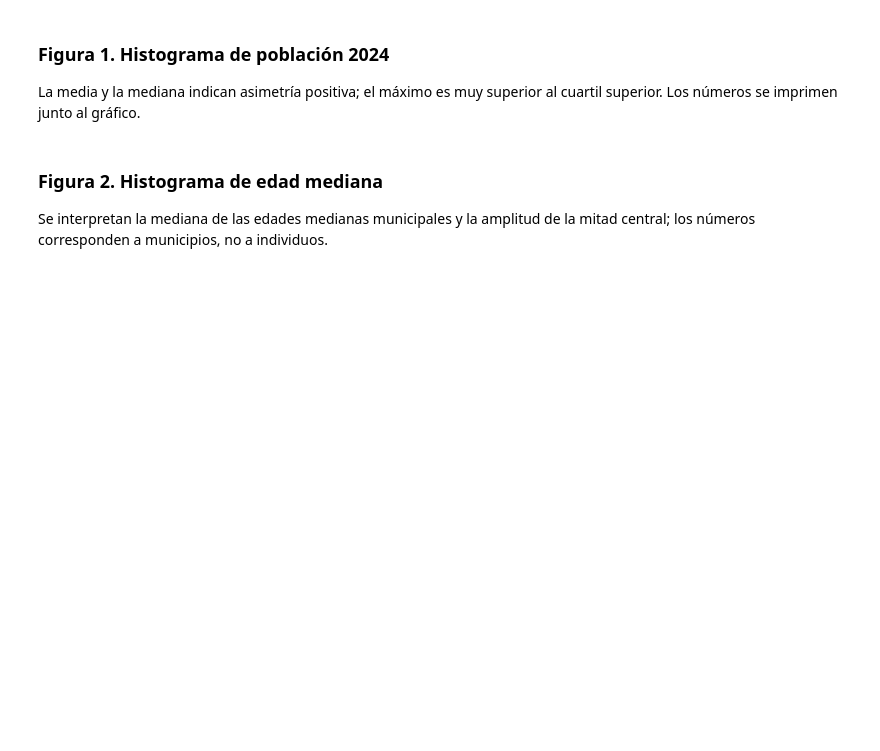
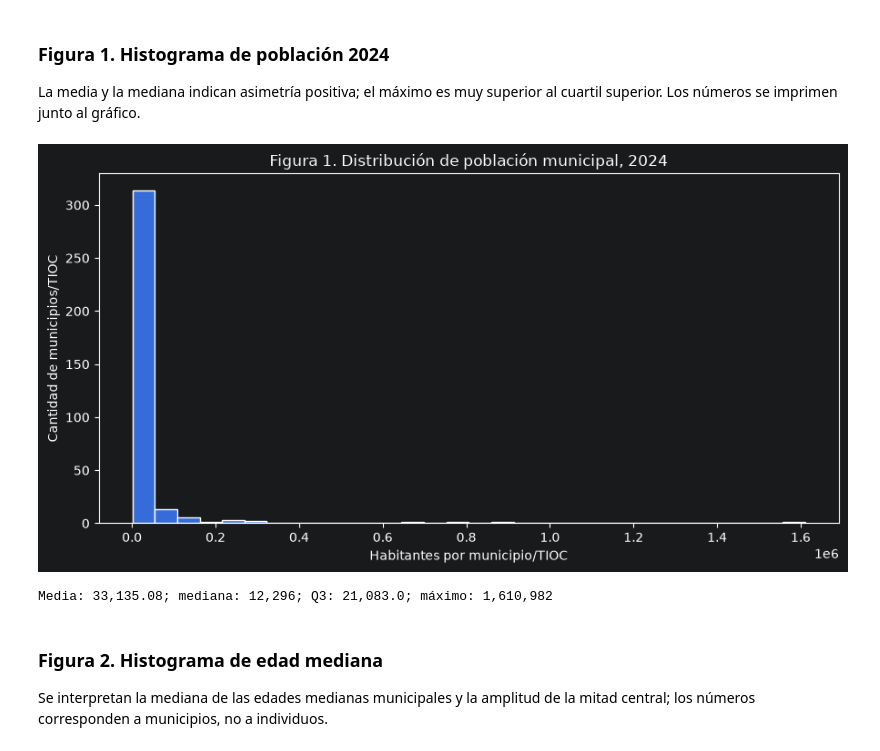
Before and after one commit to HWatson03/proyectoJupyter, a Jupyter notebook: analisis_censo2024_municipios.ipynb, the cells around one changed output. Cells and saved outputs as stored; diff of their text form; code cells hidden in the pictures; blank space fills up the shorter version.

```diff
--- a/analisis_censo2024_municipios.ipynb
+++ b/analisis_censo2024_municipios.ipynb
@@ -124,9 +210,19 @@ Se elaboran **exactamente dos histogramas**, **dos gráficos de barras de frecue
 ### Figura 1. Histograma de población 2024
 La media y la mediana indican asimetría positiva; el máximo es muy superior al cuartil superior. Los números se imprimen junto al gráfico.
 # %%
-s=df["poblacion_2024"]
-plt.figure(figsize=(9,4.8));plt.hist(s,bins=30,edgecolor="white");plt.title("Figura 1. Distribución de población municipal, 2024");plt.xlabel("Habitantes por municipio/TIOC");plt.ylabel("Cantidad de municipios/TIOC");plt.tight_layout();plt.savefig(carpeta_exportaciones/"grafico_01_poblacion.png",dpi=180);plt.show()
+s = df["poblacion_2024"]
+plt.figure(figsize=(9, 4.8));
+plt.hist(s, bins=30, edgecolor="white");
+plt.title("Figura 1. Distribución de población municipal, 2024");
+plt.xlabel("Habitantes por municipio/TIOC");
+plt.ylabel("Cantidad de municipios/TIOC");
+plt.tight_layout();
+plt.savefig(carpeta_exportaciones / "grafico_01_poblacion.png", dpi=180);
+plt.show()
 print(f"Media: {s.mean():,.2f}; mediana: {s.median():,.0f}; Q3: {s.quantile(.75):,.1f}; máximo: {s.max():,.0f}")
+# %% [output]
+[figure, added]
+Media: 33,135.08; mediana: 12,296; Q3: 21,083.0; máximo: 1,610,982
 # %% [markdown]
 ### Figura 2. Histograma de edad mediana
 Se interpretan la mediana de las edades medianas municipales y la amplitud de la mitad central; los números corresponden a municipios, no a individuos.
```
Also changed, not shown: parts of 11 cells of this notebook, 16 other files.
